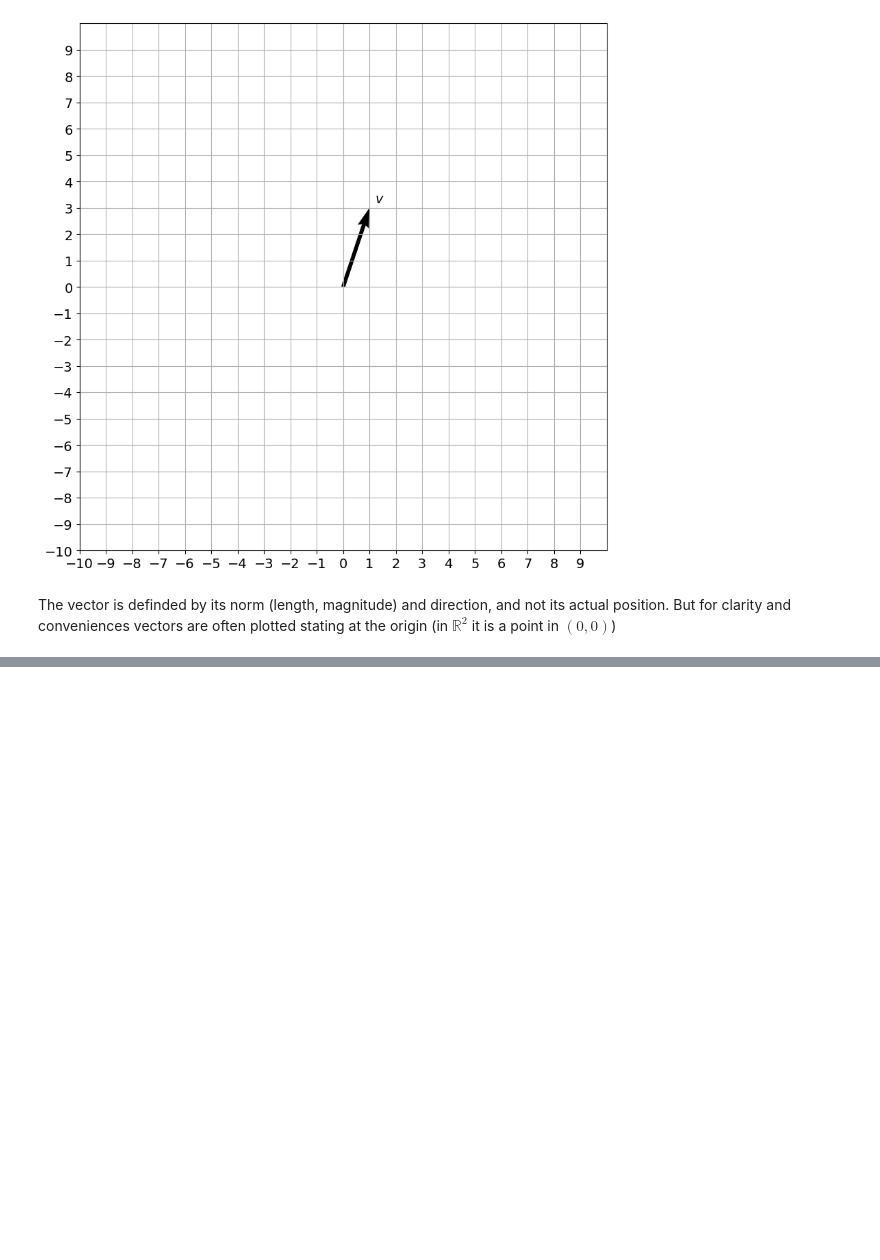
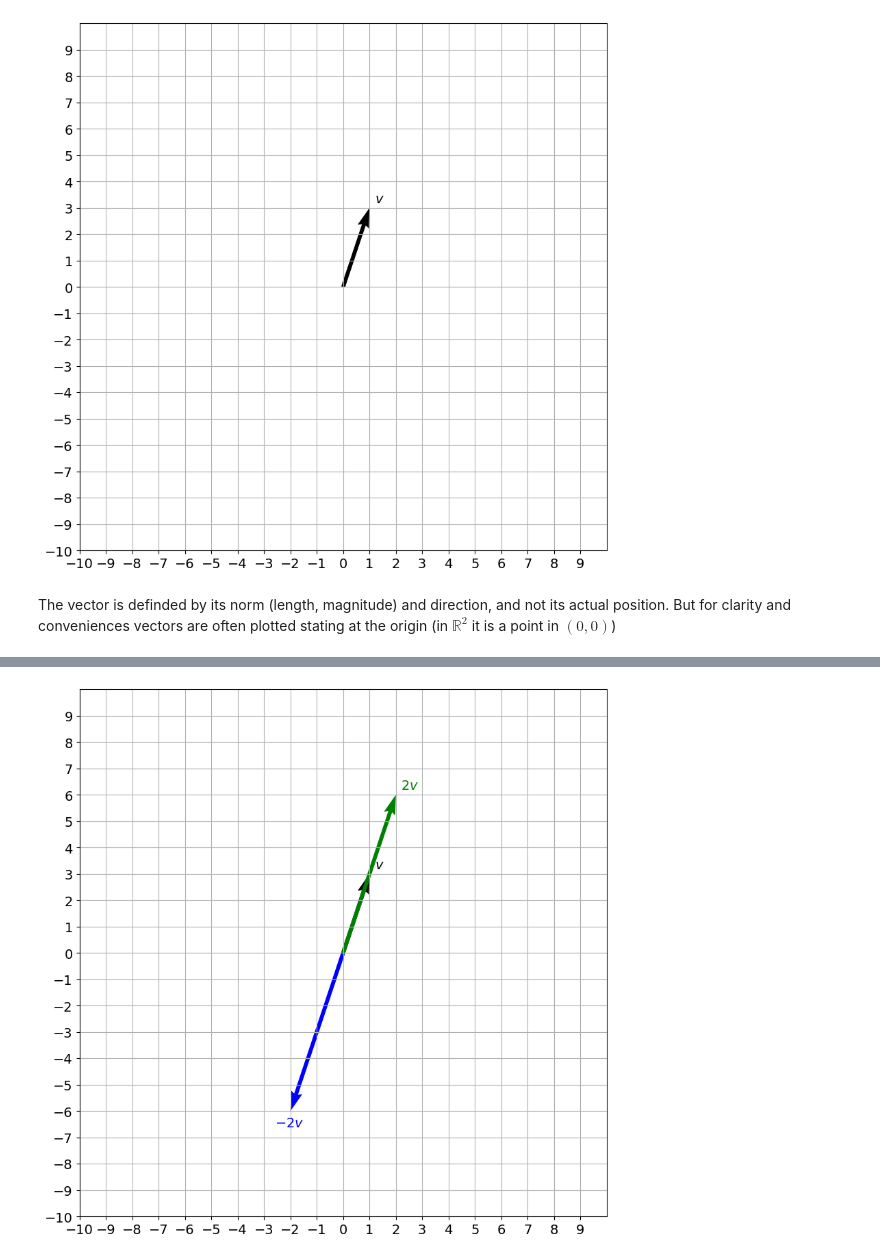
Before and after one commit to Omagbs/Mathematics-for-ML, a Jupyter notebook: 3. Vectors and Linear Transformation/1. Vector Operations. Scalar Multiplication, Sum and Dot Products.ipynb, the cells around one changed output, grey strips where cells are left out. Drawn from its saved outputs; the diff is of its cells as text; code cells hidden in the pictures; blank space fills up the shorter version.

```diff
--- a/3. Vectors and Linear Transformation/1. Vector Operations. Scalar Multiplication, Sum and Dot Products.ipynb
+++ b/3. Vectors and Linear Transformation/1. Vector Operations. Scalar Multiplication, Sum and Dot Products.ipynb
@@ -41,0 +49,4 @@ The vector is definded by its norm (length, magnitude) and direction, and not it
+# %%
+plot_vectors([v, 2*v, -2*v], [f"$v$", f"$2v$", f"$-2v$"], ["black","green","blue"])
+# %% [output]
+[figure, added]
```
Also changed, not shown: parts of 1 cell of this notebook.
